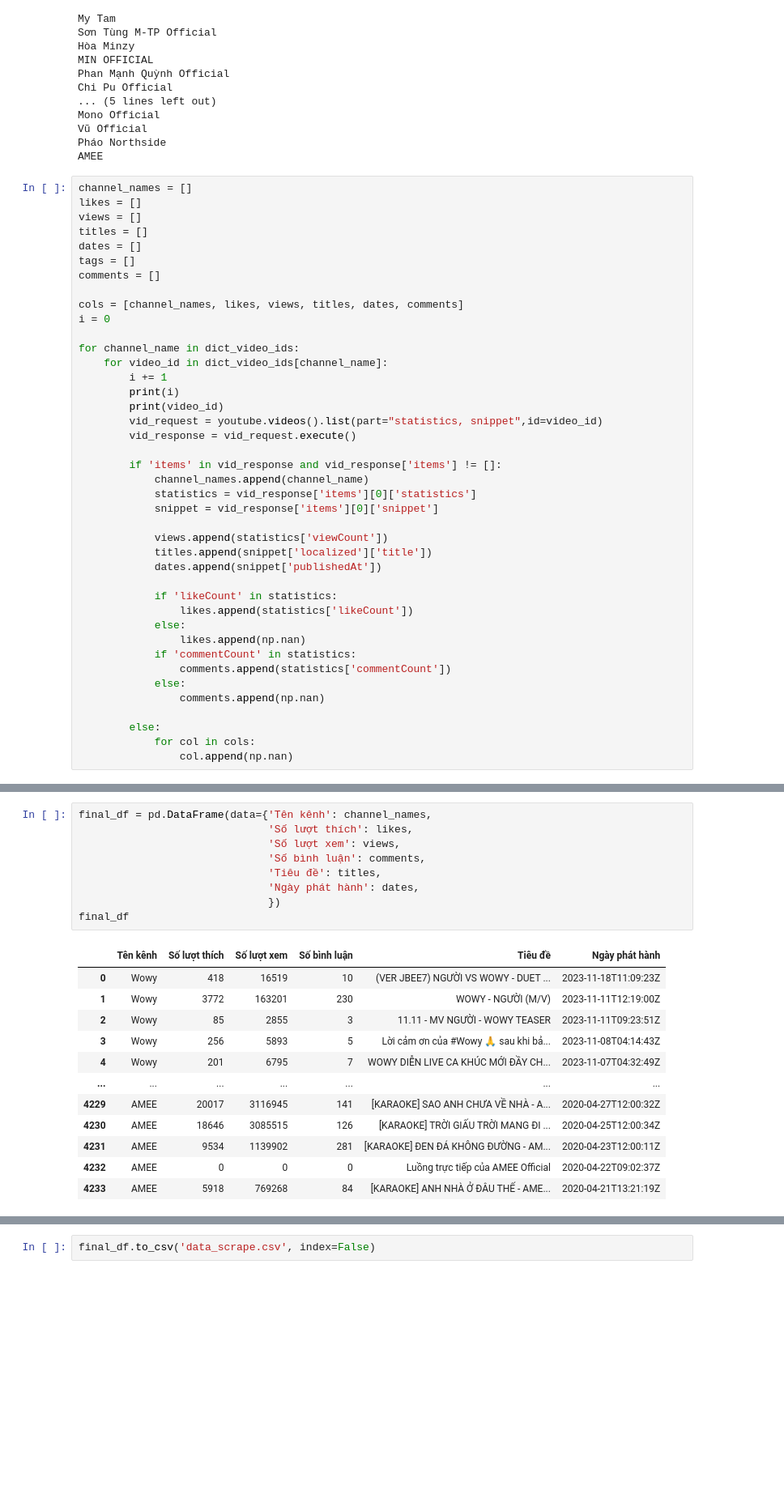
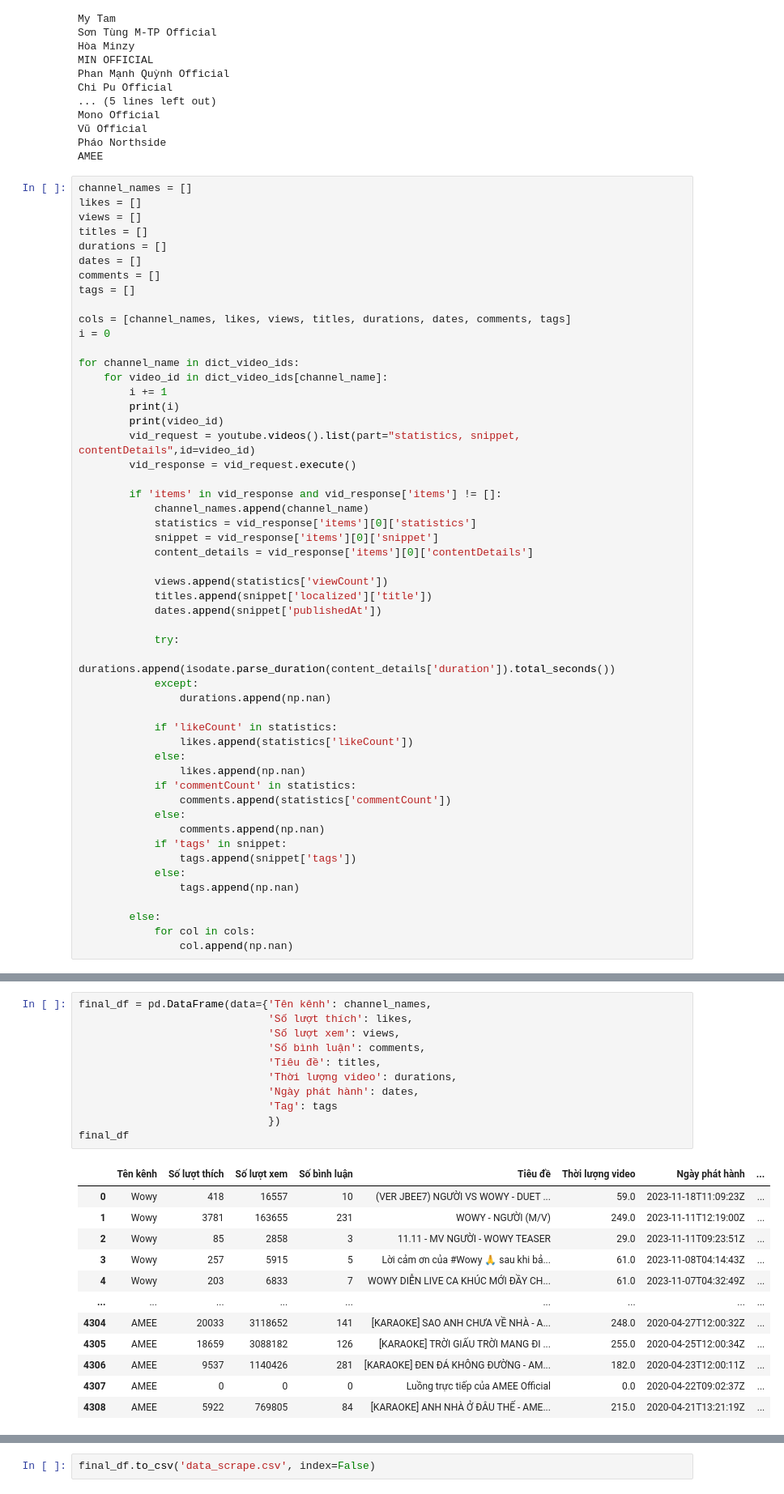
Before and after one commit to linkoc119/BTL.EelSoup, a Jupyter notebook: DataScrape.ipynb, the cells around one changed output, grey strips where cells are left out. Shown: that part at 81% size. Drawn from its saved outputs; the diff is of its cells as text; blank space fills up the shorter version.

```diff
--- a/DataScrape.ipynb
+++ b/DataScrape.ipynb
@@ -88,11 +91,12 @@ channel_names = []
 likes = []
 views = []
 titles = []
+durations = []
 dates = []
+comments = []
 tags = []
-comments = []
 
-cols = [channel_names, likes, views, titles, dates, comments]
+cols = [channel_names, likes, views, titles, durations, dates, comments, tags]
 i = 0
 
 for channel_name in dict_video_ids:
@@ -100,17 +104,23 @@ for channel_name in dict_video_ids:
         i += 1
         print(i)
         print(video_id)
-        vid_request = youtube.videos().list(part="statistics, snippet",id=video_id)
+        vid_request = youtube.videos().list(part="statistics, snippet, contentDetails",id=video_id)
         vid_response = vid_request.execute()
 
         if 'items' in vid_response and vid_response['items'] != []:
             channel_names.append(channel_name)
             statistics = vid_response['items'][0]['statistics']
             snippet = vid_response['items'][0]['snippet']
+            content_details = vid_response['items'][0]['contentDetails']
 
             views.append(statistics['viewCount'])
             titles.append(snippet['localized']['title'])
             dates.append(snippet['publishedAt'])
+
+            try:
+                durations.append(isodate.parse_duration(content_details['duration']).total_seconds())
+            except:
+                durations.append(np.nan)
 
             if 'likeCount' in statistics:
                 likes.append(statistics['likeCount'])
@@ -120,6 +130,10 @@ for channel_name in dict_video_ids:
                 comments.append(statistics['commentCount'])
             else:
                 comments.append(np.nan)
+            if 'tags' in snippet:
+                tags.append(snippet['tags'])
+            else:
+                tags.append(np.nan)
 
         else:
             for col in cols:
@@ -145,22 +159,24 @@ IHStf2AlYgU
 # %%
 final_df = pd.DataFrame(data={'Tên kênh': channel_names,
                               'Số lượt thích': likes,
                               'Số lượt xem': views,
                               'Số bình luận': comments,
                               'Tiêu đề': titles,
+                              'Thời lượng video': durations,
                               'Ngày phát hành': dates,
+                              'Tag': tags
                               })
 final_df
 # %% [output]
-|  | Tên kênh | Số lượt thích | Số lượt xem | Số bình luận | Tiêu đề | Ngày phát hành |
-| 0 | Wowy | 418 | 16519 | 10 | (VER JBEE7) NGƯỜI VS WOWY - DUET ... | 2023-11-18T11:09:23Z |
-| 1 | Wowy | 3772 | 163201 | 230 | WOWY - NGƯỜI (M/V) | 2023-11-11T12:19:00Z |
-| 2 | Wowy | 85 | 2855 | 3 | 11.11 - MV NGƯỜI - WOWY TEASER | 2023-11-11T09:23:51Z |
-| 3 | Wowy | 256 | 5893 | 5 | Lời cảm ơn của #Wowy 🙏 sau khi bả... | 2023-11-08T04:14:43Z |
-| 4 | Wowy | 201 | 6795 | 7 | WOWY DIỄN LIVE CA KHÚC MỚI ĐẦY CH... | 2023-11-07T04:32:49Z |
-| ... | ... | ... | ... | ... | ... | ... |
-| 4229 | AMEE | 20017 | 3116945 | 141 | [KARAOKE] SAO ANH CHƯA VỀ NHÀ - A... | 2020-04-27T12:00:32Z |
-| 4230 | AMEE | 18646 | 3085515 | 126 | [KARAOKE] TRỜI GIẤU TRỜI MANG ĐI ... | 2020-04-25T12:00:34Z |
-| 4231 | AMEE | 9534 | 1139902 | 281 | [KARAOKE] ĐEN ĐÁ KHÔNG ĐƯỜNG - AM... | 2020-04-23T12:00:11Z |
-| 4232 | AMEE | 0 | 0 | 0 | Luồng trực tiếp của AMEE Official | 2020-04-22T09:02:37Z |
-| 4233 | AMEE | 5918 | 769268 | 84 | [KARAOKE] ANH NHÀ Ở ĐÂU THẾ - AME... | 2020-04-21T13:21:19Z |
+|  | Tên kênh | Số lượt thích | Số lượt xem | Số bình luận | Tiêu đề | Thời lượng video | Ngày phát hành | ... |
+| 0 | Wowy | 418 | 16557 | 10 | (VER JBEE7) NGƯỜI VS WOWY - DUET ... | 59.0 | 2023-11-18T11:09:23Z | ... |
+| 1 | Wowy | 3781 | 163655 | 231 | WOWY - NGƯỜI (M/V) | 249.0 | 2023-11-11T12:19:00Z | ... |
+| 2 | Wowy | 85 | 2858 | 3 | 11.11 - MV NGƯỜI - WOWY TEASER | 29.0 | 2023-11-11T09:23:51Z | ... |
+| 3 | Wowy | 257 | 5915 | 5 | Lời cảm ơn của #Wowy 🙏 sau khi bả... | 61.0 | 2023-11-08T04:14:43Z | ... |
+| 4 | Wowy | 203 | 6833 | 7 | WOWY DIỄN LIVE CA KHÚC MỚI ĐẦY CH... | 61.0 | 2023-11-07T04:32:49Z | ... |
+| ... | ... | ... | ... | ... | ... | ... | ... | ... |
+| 4304 | AMEE | 20033 | 3118652 | 141 | [KARAOKE] SAO ANH CHƯA VỀ NHÀ - A... | 248.0 | 2020-04-27T12:00:32Z | ... |
+| 4305 | AMEE | 18659 | 3088182 | 126 | [KARAOKE] TRỜI GIẤU TRỜI MANG ĐI ... | 255.0 | 2020-04-25T12:00:34Z | ... |
+| 4306 | AMEE | 9537 | 1140426 | 281 | [KARAOKE] ĐEN ĐÁ KHÔNG ĐƯỜNG - AM... | 182.0 | 2020-04-23T12:00:11Z | ... |
+| 4307 | AMEE | 0 | 0 | 0 | Luồng trực tiếp của AMEE Official | 0.0 | 2020-04-22T09:02:37Z | ... |
+| 4308 | AMEE | 5922 | 769805 | 84 | [KARAOKE] ANH NHÀ Ở ĐÂU THẾ - AME... | 215.0 | 2020-04-21T13:21:19Z | ... |
```
Also changed, not shown: parts of 9 cells of this notebook, 5 other files.
